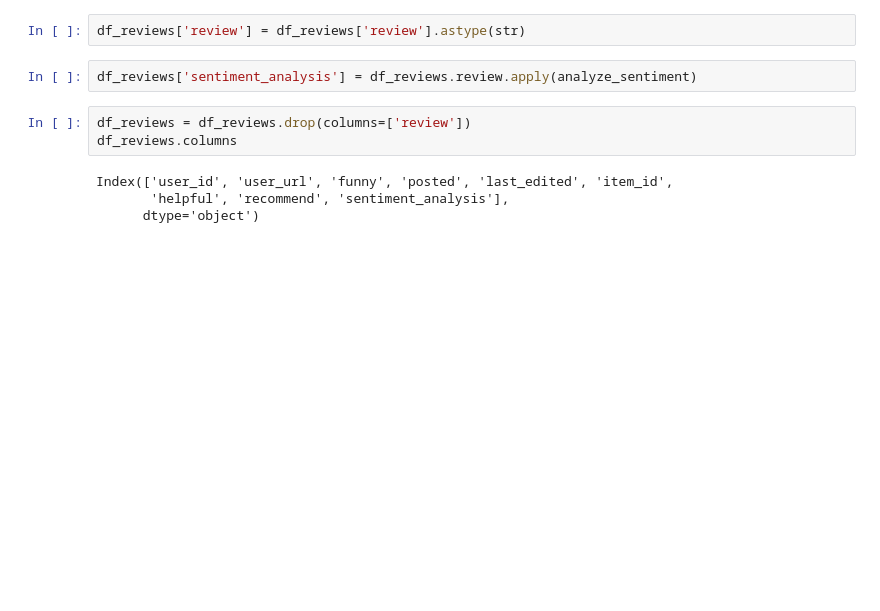
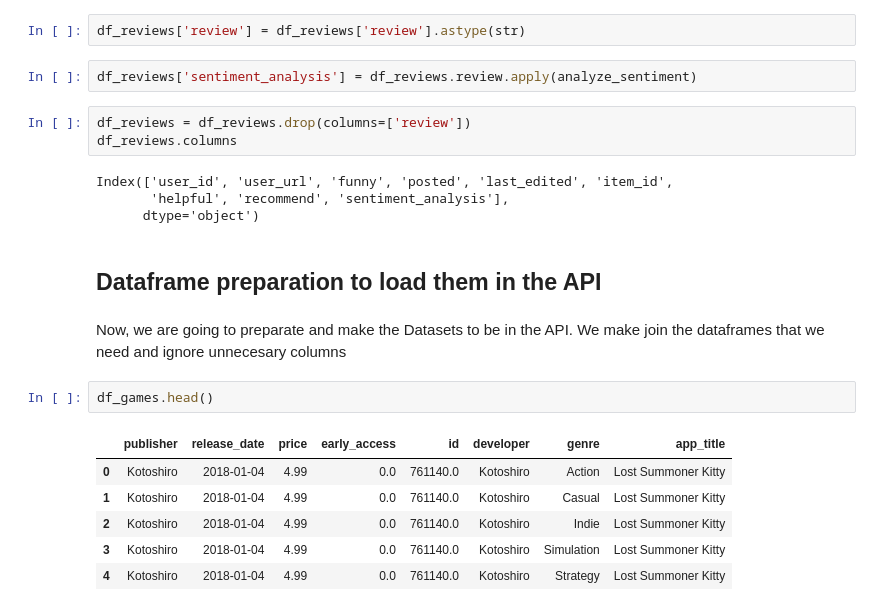
Before and after one commit to pablorobba/Proyecto_Individual_STEAM, a Jupyter notebook: Feature_ Engineering.ipynb, the cells around one changed output. Saved outputs shown, nothing was run; the diff lists cells and outputs as text; blank space fills up the shorter version.

```diff
--- a/Feature_ Engineering.ipynb
+++ b/Feature_ Engineering.ipynb
@@ -61,3 +64,16 @@ df_reviews.columns
 Index(['user_id', 'user_url', 'funny', 'posted', 'last_edited', 'item_id',
        'helpful', 'recommend', 'sentiment_analysis'],
       dtype='object')
+# %% [markdown]
+## Dataframe preparation to load them in the API
+# %% [markdown]
+Now, we are going to preparate and make the Datasets to be in the API. We make join the dataframes that we need and ignore unnecesary columns
+# %%
+df_games.head()
+# %% [output]
+|  | publisher | release_date | price | early_access | id | developer | genre | app_title |
+| 0 | Kotoshiro | 2018-01-04 | 4.99 | 0.0 | 761140.0 | Kotoshiro | Action | Lost Summoner Kitty |
+| 1 | Kotoshiro | 2018-01-04 | 4.99 | 0.0 | 761140.0 | Kotoshiro | Casual | Lost Summoner Kitty |
+| 2 | Kotoshiro | 2018-01-04 | 4.99 | 0.0 | 761140.0 | Kotoshiro | Indie | Lost Summoner Kitty |
+| 3 | Kotoshiro | 2018-01-04 | 4.99 | 0.0 | 761140.0 | Kotoshiro | Simulation | Lost Summoner Kitty |
+| 4 | Kotoshiro | 2018-01-04 | 4.99 | 0.0 | 761140.0 | Kotoshiro | Strategy | Lost Summoner Kitty |
```
Also changed, not shown: parts of 17 cells of this notebook, 2 other files.
